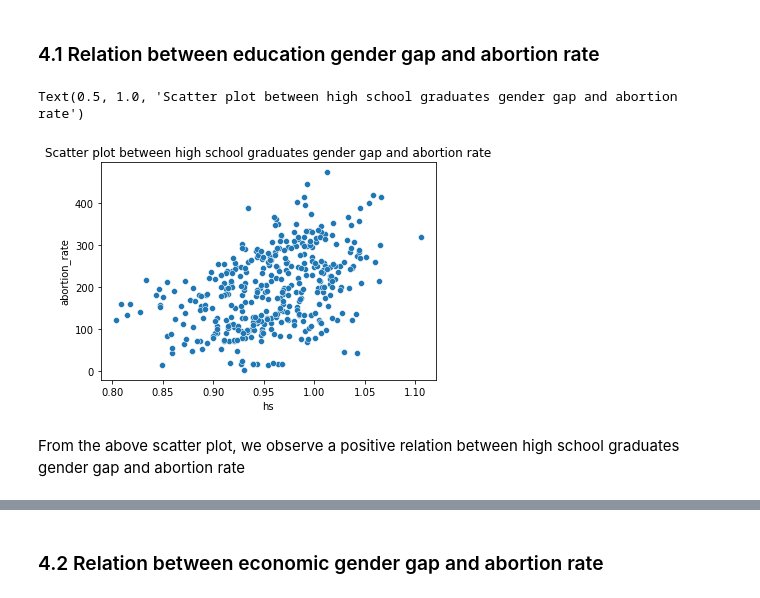
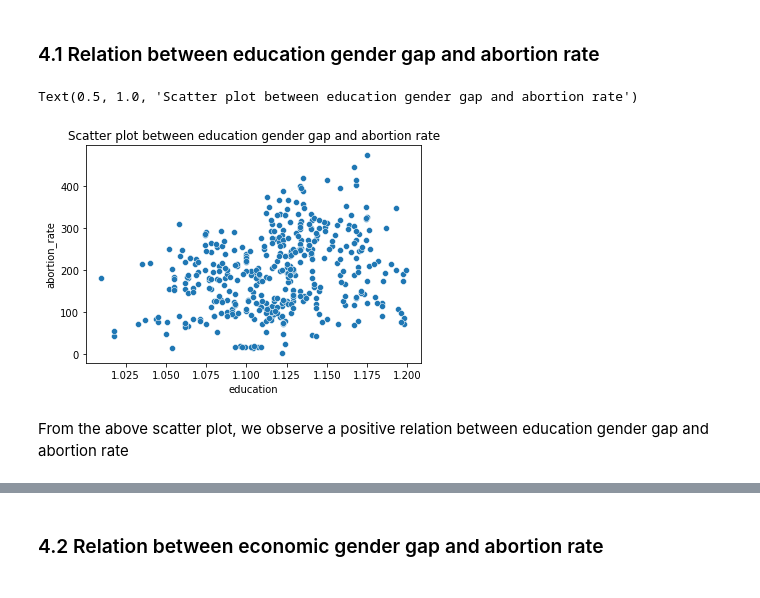
Before and after one commit to macs30122-winter23/final-project-233-not-found, a Jupyter notebook: EDA_April.ipynb, the cells around one changed output, grey strips where cells are left out. Drawn from its saved outputs; the diff is of its cells as text; code cells hidden in the pictures.

```diff
--- a/EDA_April.ipynb
+++ b/EDA_April.ipynb
@@ -273,6 +223,6 @@ Q1, Q3, lower_thresh, upper_thresh
 # %%
 print("Data size before dropping:", data_df.shape)
-data_df.drop(data_df[data_df["bachelor_wage_gap"] > 28.5].index, inplace=True)
-data_df.drop(data_df[data_df["bachelor_wage_gap"] < 12.5].index, inplace=True)
+data_df.drop(data_df[data_df["bachelor_wage_gap"] > 27.8].index, inplace=True)
+data_df.drop(data_df[data_df["bachelor_wage_gap"] < 12.6].index, inplace=True)
 print("Data size after dropping:", data_df.shape)
 # %% [output]
@@ -319,6 +269,6 @@ Q1, Q3, lower_thresh, upper_thresh
 # %%
 print("Data size before dropping:", data_df.shape)
-data_df.drop(data_df[data_df["life_exp_m_f"] > 0.957].index, inplace=True)
-data_df.drop(data_df[data_df["life_exp_m_f"] < 0.922].index, inplace=True)
+data_df.drop(data_df[data_df["life_exp_f_m"] > 1.088].index, inplace=True)
+data_df.drop(data_df[data_df["life_exp_f_m"] < 1.042].index, inplace=True)
 print("Data size after dropping:", data_df.shape)
 # %% [output]
@@ -337,6 +287,6 @@ Q1, Q3, lower_thresh, upper_thresh
 # %%
 print("Data size before dropping:", data_df.shape)
-data_df.drop(data_df[data_df["sex_ratio_birth"] > 104.05].index, inplace=True)
-data_df.drop(data_df[data_df["sex_ratio_birth"] < 90.05].index, inplace=True)
+data_df.drop(data_df[data_df["sex_ratio_birth"] > 1.1066].index, inplace=True)
+data_df.drop(data_df[data_df["sex_ratio_birth"] < 0.954].index, inplace=True)
 print("Data size after dropping:", data_df.shape)
 # %% [output]
@@ -382,6 +332,6 @@ Q1, Q3, lower_thresh, upper_thresh
 # %%
 print("Data size before dropping:", data_df.shape)
-data_df.drop(data_df[data_df["abortion_rate"] > 489.189].index, inplace=True)
+data_df.drop(data_df[data_df["abortion_rate"] > 479.916].index, inplace=True)
 data_df.drop(data_df[data_df["abortion_rate"] < 0].index, inplace=True)
 print("Data size after dropping:", data_df.shape)
 # %% [output]
@@ -552,10 +473,10 @@ plt.show()
 # %% [markdown]
 ### 4.1 Relation between education gender gap and abortion rate
 # %%
-sns.scatterplot(data=data_df[["hs", "abortion_rate"]], x="hs", y="abortion_rate")
-plt.title("Scatter plot between high school graduates gender gap and abortion rate")
+sns.scatterplot(data=data_df[["education", "abortion_rate"]], x="education", y="abortion_rate")
+plt.title("Scatter plot between education gender gap and abortion rate")
 # %% [output]
-Text(0.5, 1.0, 'Scatter plot between high school graduates gender gap and abortion rate')
+Text(0.5, 1.0, 'Scatter plot between education gender gap and abortion rate')
-[figure, old version]
+[figure, new version]
 # %% [markdown]
-From the above scatter plot, we observe a positive relation between high school graduates gender gap and abortion rate
+From the above scatter plot, we observe a positive relation between education gender gap and abortion rate
```
Also changed, not shown: parts of 59 cells of this notebook.
